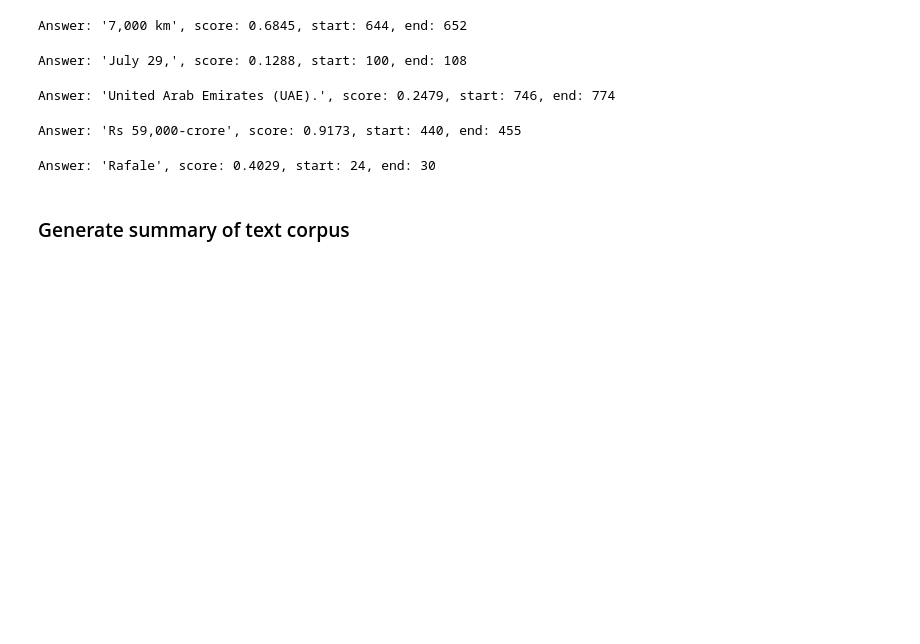
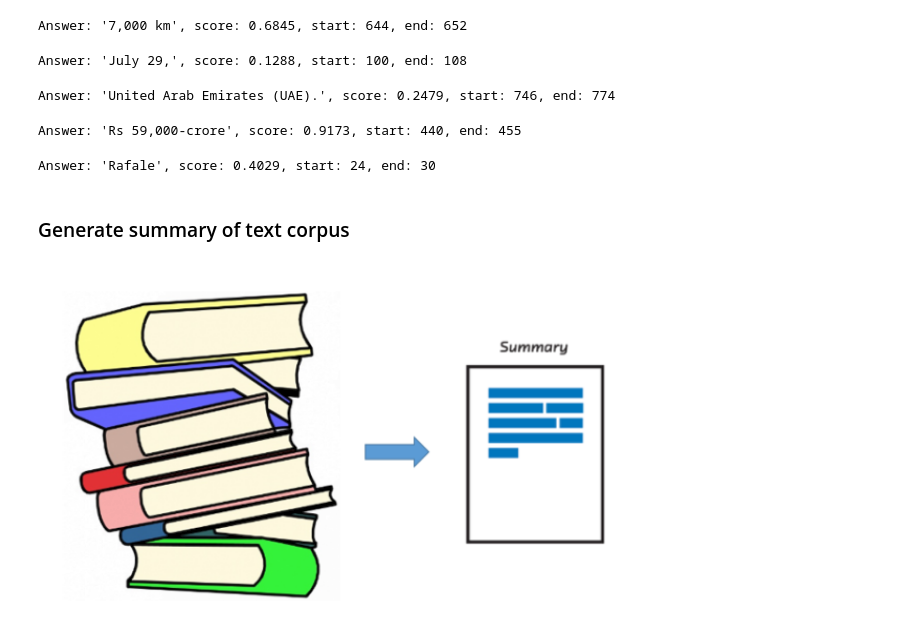
Before and after one commit to RushiSoni/BERT_NLP, a Jupyter notebook: Pretrain_BERT_QA_and_Summary_generation.ipynb, the cells around one changed output. Saved outputs shown, nothing was run; the diff lists cells and outputs as text; code cells hidden in the pictures; blank space fills up the shorter version.

```diff
--- a/Pretrain_BERT_QA_and_Summary_generation.ipynb
+++ b/Pretrain_BERT_QA_and_Summary_generation.ipynb
@@ -52,5 +57,9 @@ print(f"Answer: '{result['answer']}', score: {round(result['score'], 4)}, start:
 Answer: 'Rafale', score: 0.4029, start: 24, end: 30
 # %% [markdown]
 ### Generate summary of text corpus
+# %%
+Image(filename='summary.png')
+# %% [output]
+[figure, added]
 # %%
 summarizer = pipeline("summarization", model="t5-base", tokenizer="t5-base", framework="tf")
```
Also changed, not shown: parts of 8 cells of this notebook, 2 other files.
